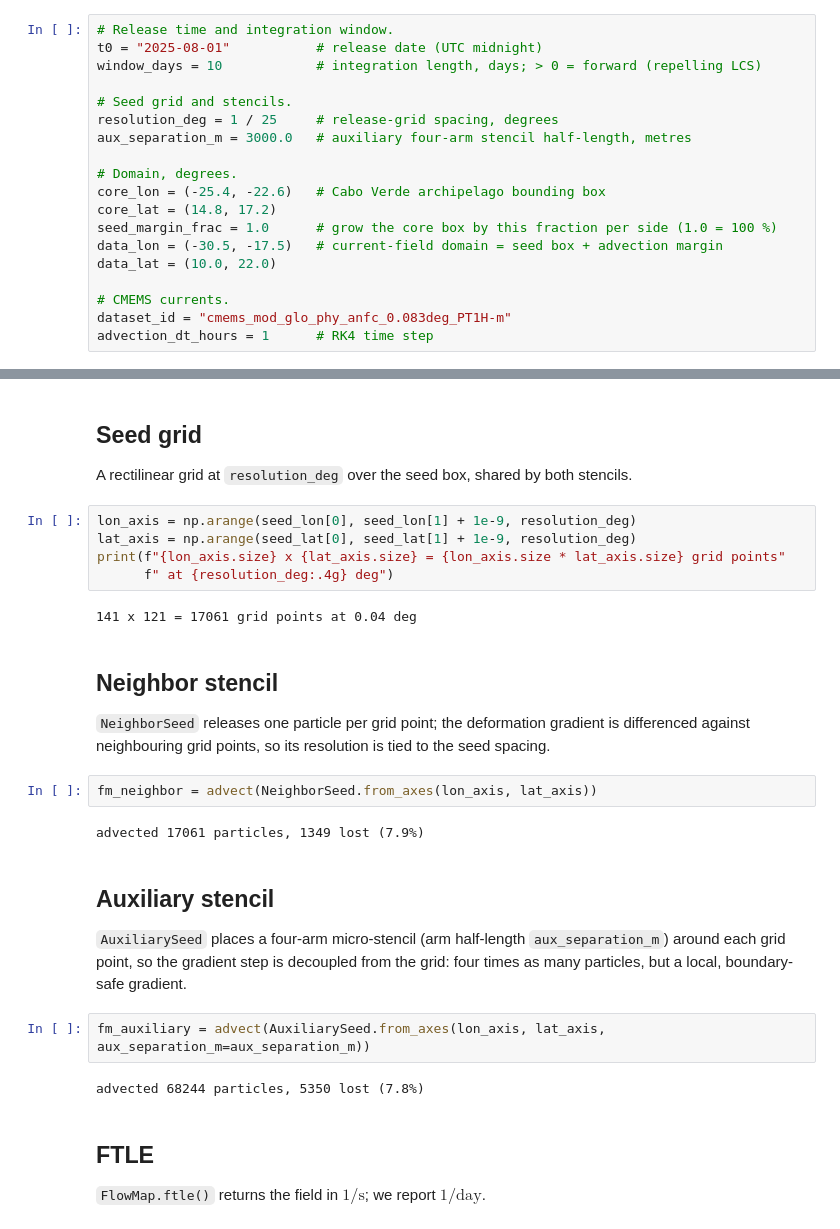
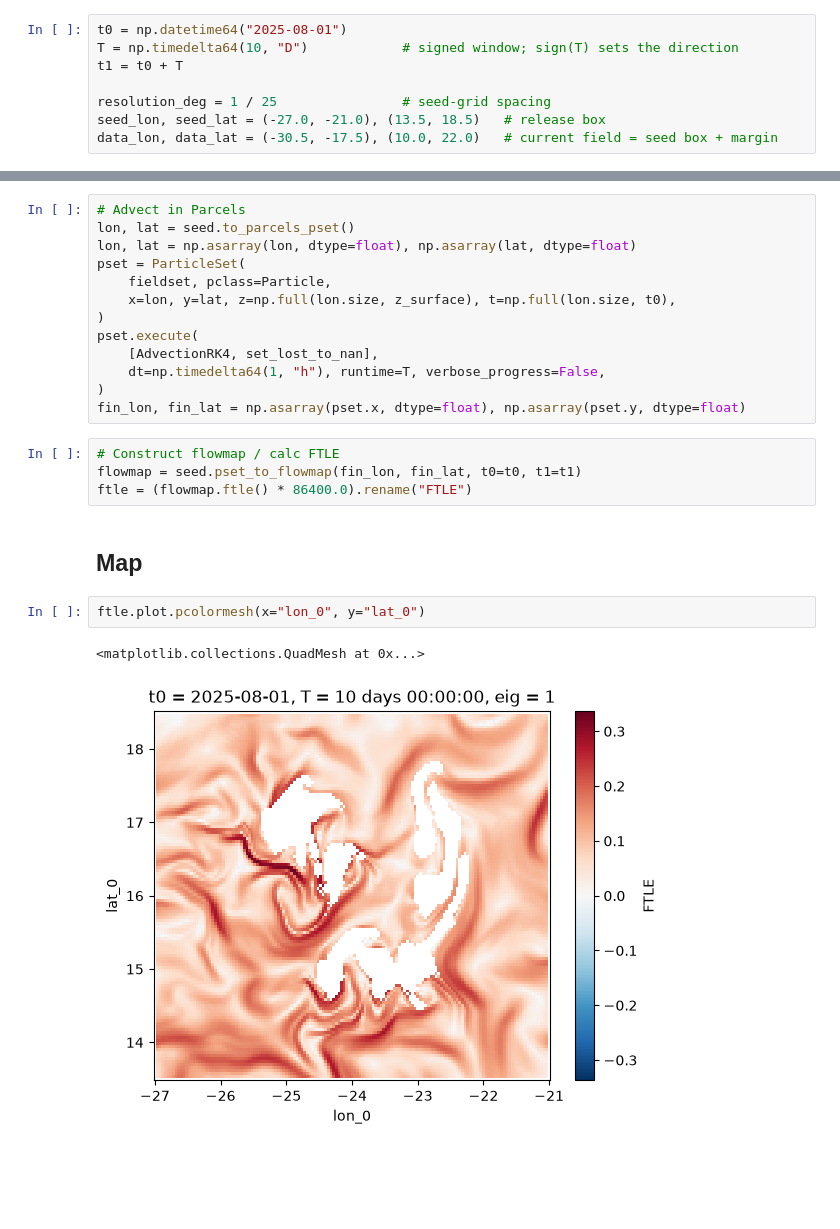
Before and after one commit to geomar-od-lagrange/lcs_parcels, a Jupyter notebook: examples/cabo_verde_ftle.ipynb, the cells around one changed output, grey strips where cells are left out. Saved outputs shown, nothing was run; the diff lists cells and outputs as text; blank space fills up the shorter version.

```diff
--- a/examples/cabo_verde_ftle.ipynb
+++ b/examples/cabo_verde_ftle.ipynb
@@ -45,20 +27,9 @@ window, the stencil, and the domain.
 # %%
-# Release time and integration window.
-t0 = "2025-08-01"           # release date (UTC midnight)
-window_days = 10            # integration length, days; > 0 = forward (repelling LCS)
+t0 = np.datetime64("2025-08-01")
+T = np.timedelta64(10, "D")            # signed window; sign(T) sets the direction
+t1 = t0 + T
 
-# Seed grid and stencils.
-resolution_deg = 1 / 25     # release-grid spacing, degrees
-aux_separation_m = 3000.0   # auxiliary four-arm stencil half-length, metres
-
-# Domain, degrees.
-core_lon = (-25.4, -22.6)   # Cabo Verde archipelago bounding box
-core_lat = (14.8, 17.2)
-seed_margin_frac = 1.0      # grow the core box by this fraction per side (1.0 = 100 %)
-data_lon = (-30.5, -17.5)   # current-field domain = seed box + advection margin
-data_lat = (10.0, 22.0)
-
-# CMEMS currents.
-dataset_id = "cmems_mod_glo_phy_anfc_0.083deg_PT1H-m"
-advection_dt_hours = 1      # RK4 time step
+resolution_deg = 1 / 25                # seed-grid spacing
+seed_lon, seed_lat = (-27.0, -21.0), (13.5, 18.5)   # release box
+data_lon, data_lat = (-30.5, -17.5), (10.0, 22.0)   # current field = seed box + margin
 # %% [markdown]
@@ -182,37 +102,24 @@ def advect(seed):
+# %%
+# Advect in Parcels
+lon, lat = seed.to_parcels_pset()
+lon, lat = np.asarray(lon, dtype=float), np.asarray(lat, dtype=float)
+pset = ParticleSet(
+    fieldset, pclass=Particle,
+    x=lon, y=lat, z=np.full(lon.size, z_surface), t=np.full(lon.size, t0),
+)
+pset.execute(
+    [AdvectionRK4, set_lost_to_nan],
+    dt=np.timedelta64(1, "h"), runtime=T, verbose_progress=False,
+)
+fin_lon, fin_lat = np.asarray(pset.x, dtype=float), np.asarray(pset.y, dtype=float)
+# %%
+# Construct flowmap / calc FTLE
+flowmap = seed.pset_to_flowmap(fin_lon, fin_lat, t0=t0, t1=t1)
+ftle = (flowmap.ftle() * 86400.0).rename("FTLE")
 # %% [markdown]
-## Seed grid
-
-A rectilinear grid at `resolution_deg` over the seed box, shared by both
-stencils.
+## Map
 # %%
-lon_axis = np.arange(seed_lon[0], seed_lon[1] + 1e-9, resolution_deg)
-lat_axis = np.arange(seed_lat[0], seed_lat[1] + 1e-9, resolution_deg)
-print(f"{lon_axis.size} x {lat_axis.size} = {lon_axis.size * lat_axis.size} grid points"
-      f" at {resolution_deg:.4g} deg")
+ftle.plot.pcolormesh(x="lon_0", y="lat_0")
 # %% [output]
-141 x 121 = 17061 grid points at 0.04 deg
+<matplotlib.collections.QuadMesh at 0x...>
+[figure, added]
-# %% [markdown]
-## Neighbor stencil
-
-`NeighborSeed` releases one particle per grid point; the deformation gradient
-is differenced against neighbouring grid points, so its resolution is tied to
-the seed spacing.
-# %%
-fm_neighbor = advect(NeighborSeed.from_axes(lon_axis, lat_axis))
-# %% [output]
-advected 17061 particles, 1349 lost (7.9%)
-# %% [markdown]
-## Auxiliary stencil
-
-`AuxiliarySeed` places a four-arm micro-stencil (arm half-length
-`aux_separation_m`) around each grid point, so the gradient step is decoupled
-from the grid: four times as many particles, but a local, boundary-safe
-gradient.
-# %%
-fm_auxiliary = advect(AuxiliarySeed.from_axes(lon_axis, lat_axis, aux_separation_m=aux_separation_m))
-# %% [output]
-advected 68244 particles, 5350 lost (7.8%)
-# %% [markdown]
-## FTLE
-
-`FlowMap.ftle()` returns the field in $1/\mathrm{s}$; we report $1/\mathrm{day}$.
```
Also changed, not shown: parts of 15 cells of this notebook, 2 other files.
